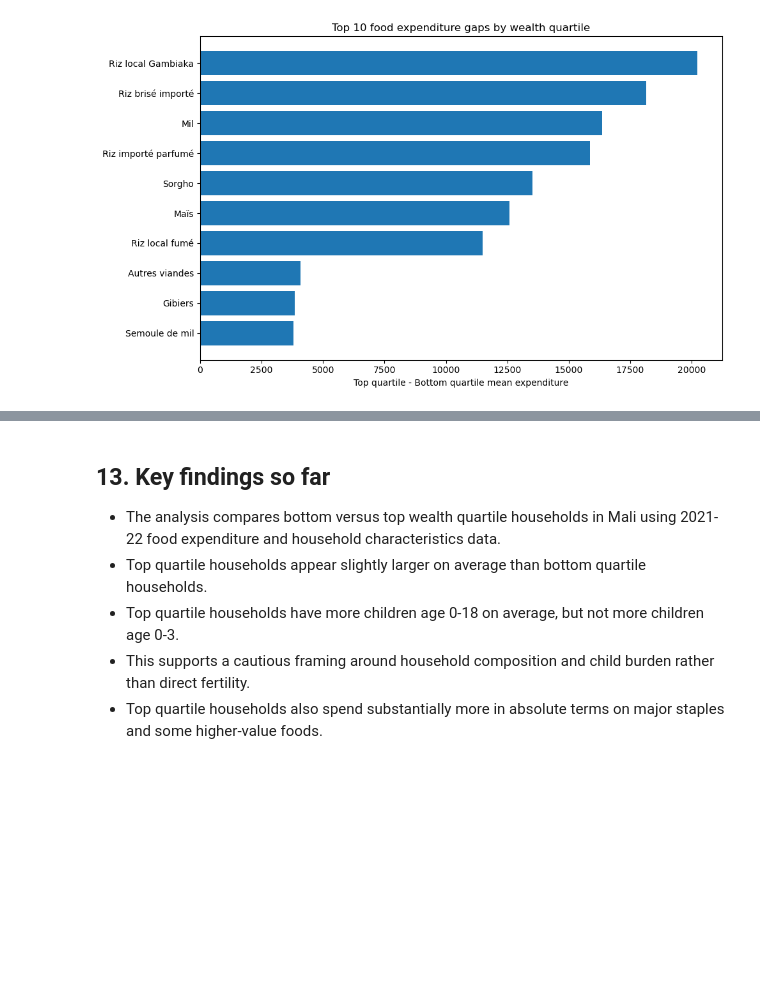
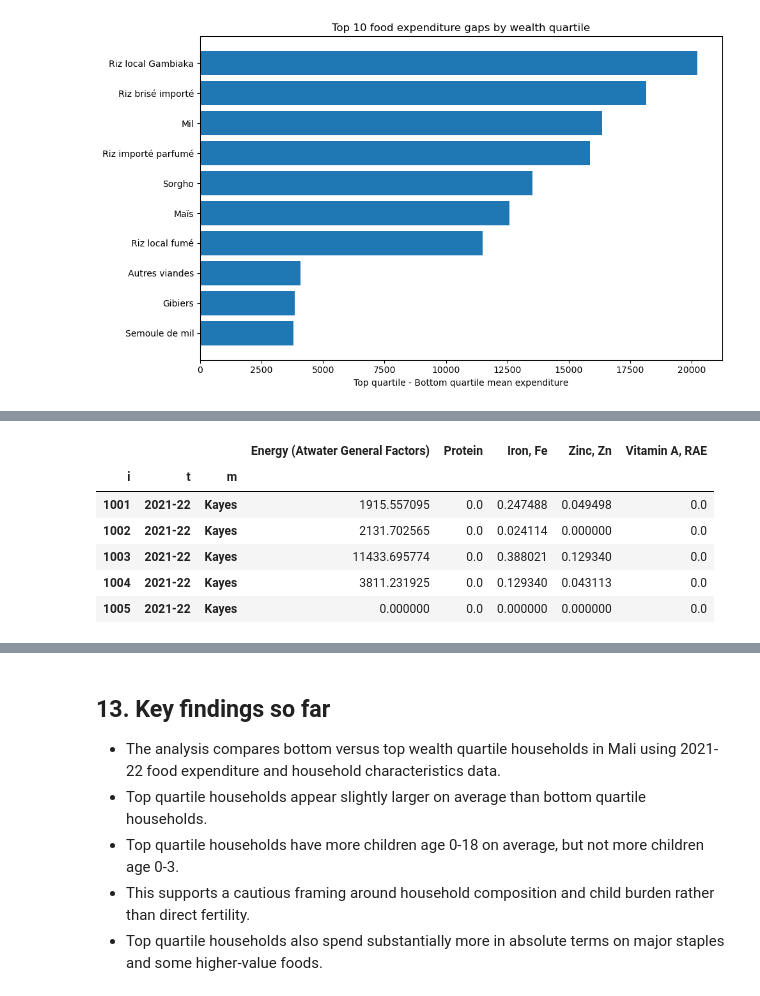
Before and after one commit to marcaina16/EEP-153---Project-3, a Jupyter notebook: Mali_Project3_WealthQuartiles.ipynb, the cells around one changed output, grey strips where cells are left out. Drawn from its saved outputs; the diff is of its cells as text; code cells hidden in the pictures; blank space fills up the shorter version.

```diff
--- a/Mali_Project3_WealthQuartiles.ipynb
+++ b/Mali_Project3_WealthQuartiles.ipynb
@@ -292,0 +407,5 @@ plt.show()
+# %%
+foods_in_lookup = [food for food in price_lookup["food"] if food in x_wide.columns]
+
+print("Number of foods in lookup that match x_wide:", len(foods_in_lookup))
+print(foods_in_lookup)
@@ -292,0 +415,13 @@ plt.show()
+# %%
+price_series = (
+    price_lookup.set_index("food")
+    .loc[foods_in_lookup, "price_avg"]
+)
+
+food_exp_lookup = x_wide[foods_in_lookup].fillna(0).copy()
+
+# Assumes price_avg is price per kilogram
+quantity_kg = food_exp_lookup.div(price_series, axis=1)
+quantity_g = quantity_kg * 1000
+
+print(quantity_g.head())
@@ -292,0 +446,41 @@ plt.show()
+# %%
+selected_nutrients = [
+    "Energy (Atwater General Factors)",
+    "Protein",
+    "Iron, Fe",
+    "Zinc, Zn",
+    "Vitamin A, RAE"
+]
+
+nutrient_pivot = (
+    nutrient_long[nutrient_long["measure"].isin(selected_nutrients)]
+    .pivot_table(
+        index="food",
+        columns="measure",
+        values="amount_per_100g",
+        aggfunc="first"
+    )
+    .reindex(foods_in_lookup)
+    .fillna(0)
+)
+
+household_nutrients = pd.DataFrame(index=quantity_g.index)
+
+for nutrient in selected_nutrients:
+    total = pd.Series(0.0, index=quantity_g.index)
+
+    for food in foods_in_lookup:
+        nutrient_per_100g = nutrient_pivot.loc[food, nutrient]
+        total = total + (quantity_g[food] / 100) * nutrient_per_100g
+
+    household_nutrients[nutrient] = total
+
+household_nutrients.head()
+# %% [output]
+|  |  |  | Energy (Atwater General Factors) | Protein | Iron, Fe | Zinc, Zn | Vitamin A, RAE |
+| i | t | m |  |  |  |  |  |
+| 1001 | 2021-22 | Kayes | 1915.557095 | 0.0 | 0.247488 | 0.049498 | 0.0 |
+| 1002 | 2021-22 | Kayes | 2131.702565 | 0.0 | 0.024114 | 0.000000 | 0.0 |
+| 1003 | 2021-22 | Kayes | 11433.695774 | 0.0 | 0.388021 | 0.129340 | 0.0 |
+| 1004 | 2021-22 | Kayes | 3811.231925 | 0.0 | 0.129340 | 0.043113 | 0.0 |
+| 1005 | 2021-22 | Kayes | 0.000000 | 0.0 | 0.000000 | 0.000000 | 0.0 |
```
Also changed, not shown: parts of 11 cells of this notebook.
